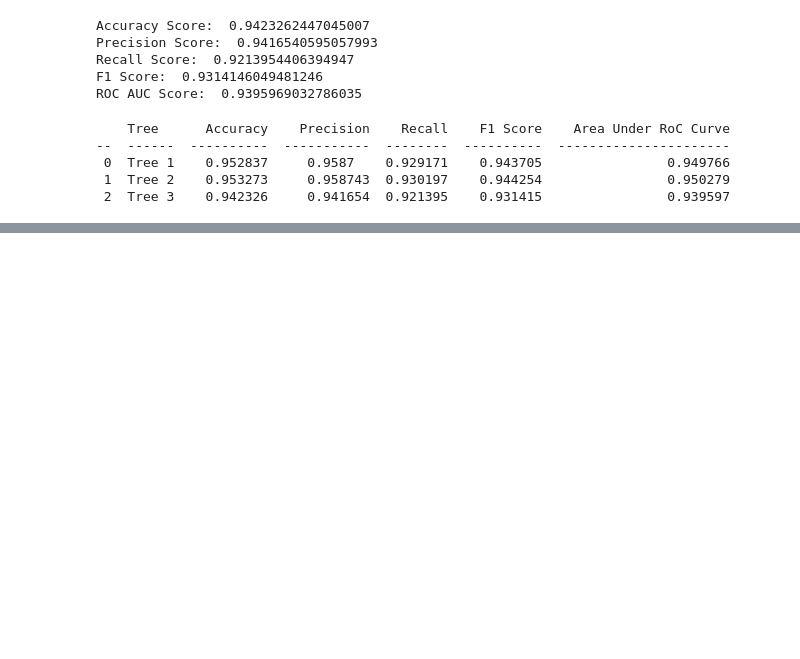
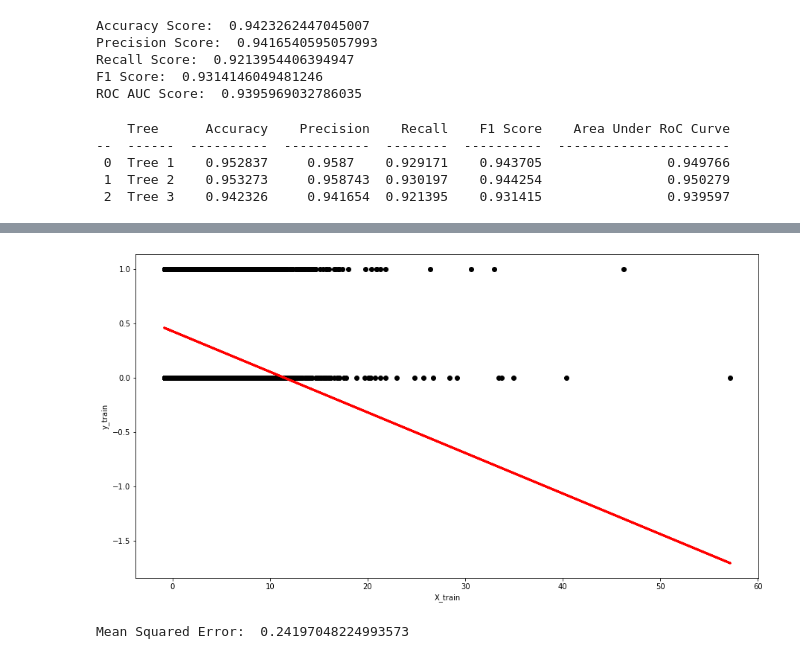
Before and after one commit to itsmokha/Airline-Passenger-Satisfaction, a Jupyter notebook: F20DL_Coursework.ipynb, the cells around one changed output, grey strips where cells are left out. Drawn from its saved outputs; the diff is of its cells as text; code cells hidden in the pictures; blank space fills up the shorter version.

```diff
--- a/F20DL_Coursework.ipynb
+++ b/F20DL_Coursework.ipynb
@@ -1765,0 +1849,16 @@ print(tabulate(df_dt, headers='keys', tablefmt='psgl'))
+# %%
+plt.figure(figsize=(15, 8))
+plt.scatter(X_train, y_train, color="black")
+plt.plot(X_train, y_pred, color="red", linewidth=3)
+plt.xlabel("X_train")
+plt.ylabel("y_train")
+plt.show()
+# %% [output]
+[figure, added]
+# %%
+y_pred = lin_regr.predict(X_test)
+
+mse = mean_squared_error(y_test, y_pred)
+print("Mean Squared Error: ", mse)
+# %% [output]
+Mean Squared Error:  0.24197048224993573
```
Also changed, not shown: parts of 21 cells of this notebook.
